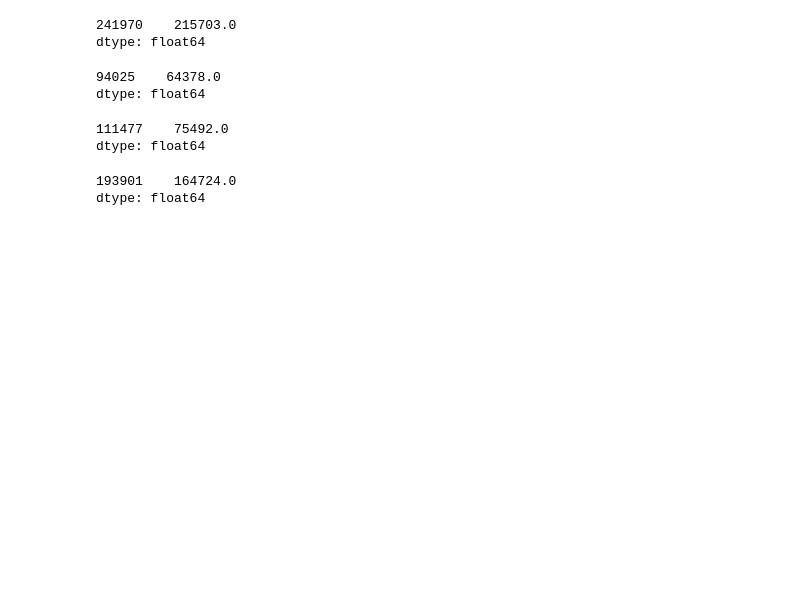
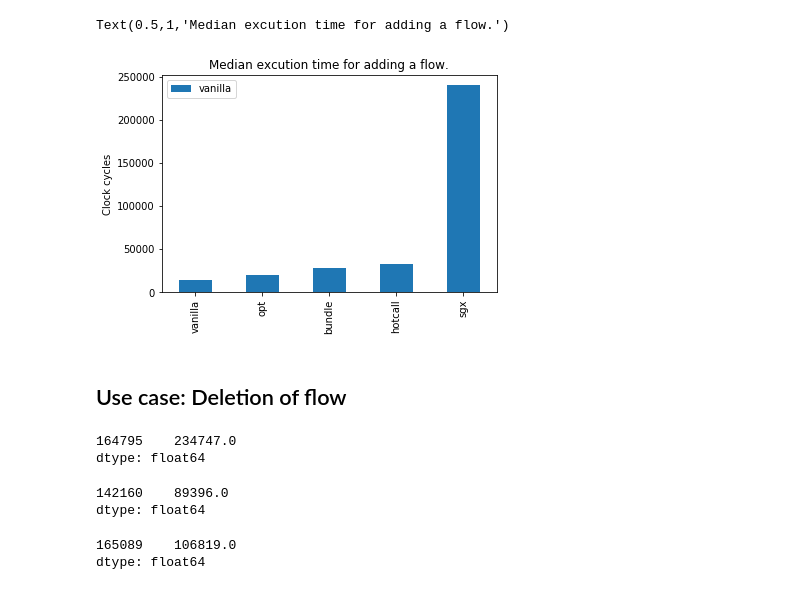
Before and after one commit to jakobsvenningsson/ovs-sgx, a Jupyter notebook: benchmark/ovs_results.ipynb, the cells around one changed output. Cells and saved outputs as stored; diff of their text form; code cells hidden in the pictures; blank space fills up the shorter version.

```diff
--- a/benchmark/ovs_results.ipynb
+++ b/benchmark/ovs_results.ipynb
@@ -127,20 +47,21 @@ dtype: float64
-# %%
-mod_flow_hotcall.median()
-# %% [output]
-241970    215703.0
-dtype: float64
-# %%
-mod_flow_optimized.median()
-# %% [output]
-94025    64378.0
-dtype: float64
-# %%
-mod_flow_bundle.median()
-# %% [output]
-111477    75492.0
-dtype: float64
-# %%
-mod_flow_memoize.median()
-# %% [output]
-193901    164724.0
-dtype: float64
+# %%
+add_flows = pd.DataFrame({
+    "vanilla": [add_flow_baseline.median()[0],
+                add_flow_optimized.median()[0],
+                add_flow_bundle.median()[0],
+                add_flow_hotcall.median()[0],
+                add_flow_sgx.median()[0]]
+    #"sgx": [add_flow_sgx.median()[0]],
+    #"hotcall": [add_flow_hotcall.median()[0]],
+    #"opt": [add_flow_optimized.median()[0]],
+    #"bundle": [add_flow_bundle.median()[0]]
+}, index=["vanilla", "opt", "bundle", "hotcall", "sgx"])
+# %%
+add_flows.plot.bar()
+plt.ylabel("Clock cycles")
+plt.title("Median excution time for adding a flow.")
+# %% [output]
+Text(0.5,1,'Median excution time for adding a flow.')
+[figure, added]
+# %% [markdown]
+## Use case: Deletion of flow
@@ -146,0 +98,15 @@ dtype: float64
+# %%
+del_flow_sgx_1.median()
+# %% [output]
+164795    234747.0
+dtype: float64
+# %%
+del_flow_bundle_16.median()
+# %% [output]
+142160    89396.0
+dtype: float64
+# %%
+del_flow_optimized_16.median()
+# %% [output]
+165089    106819.0
+dtype: float64
```
Also changed, not shown: parts of 75 cells of this notebook.
